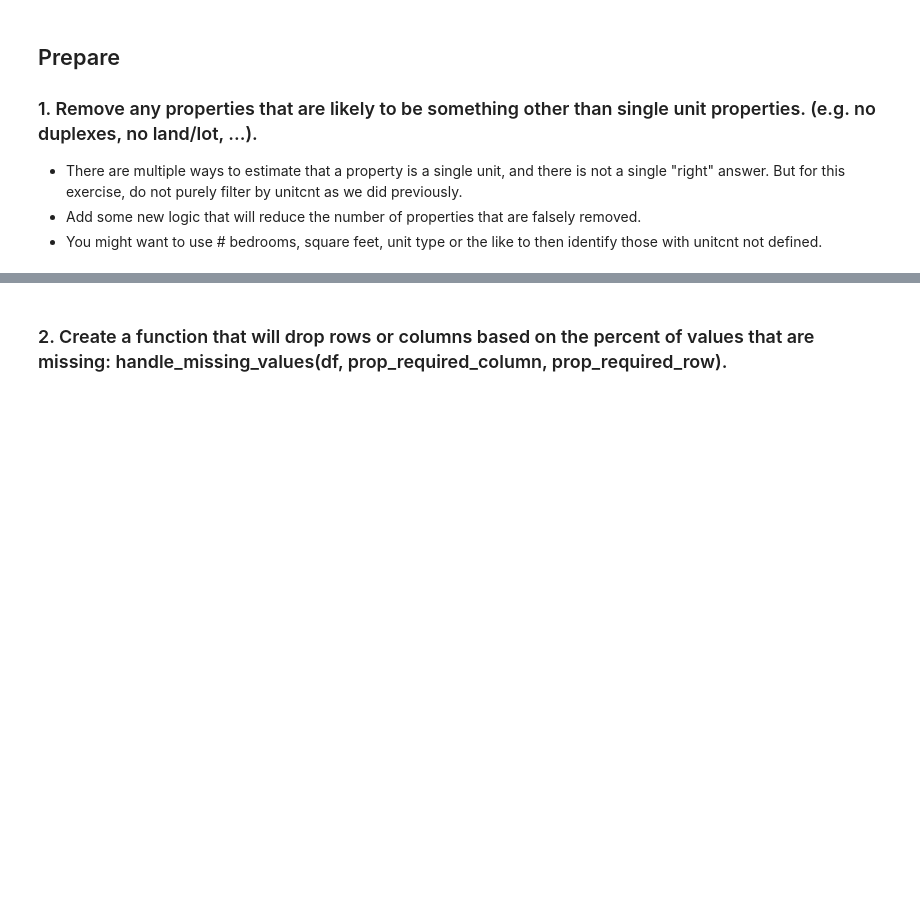
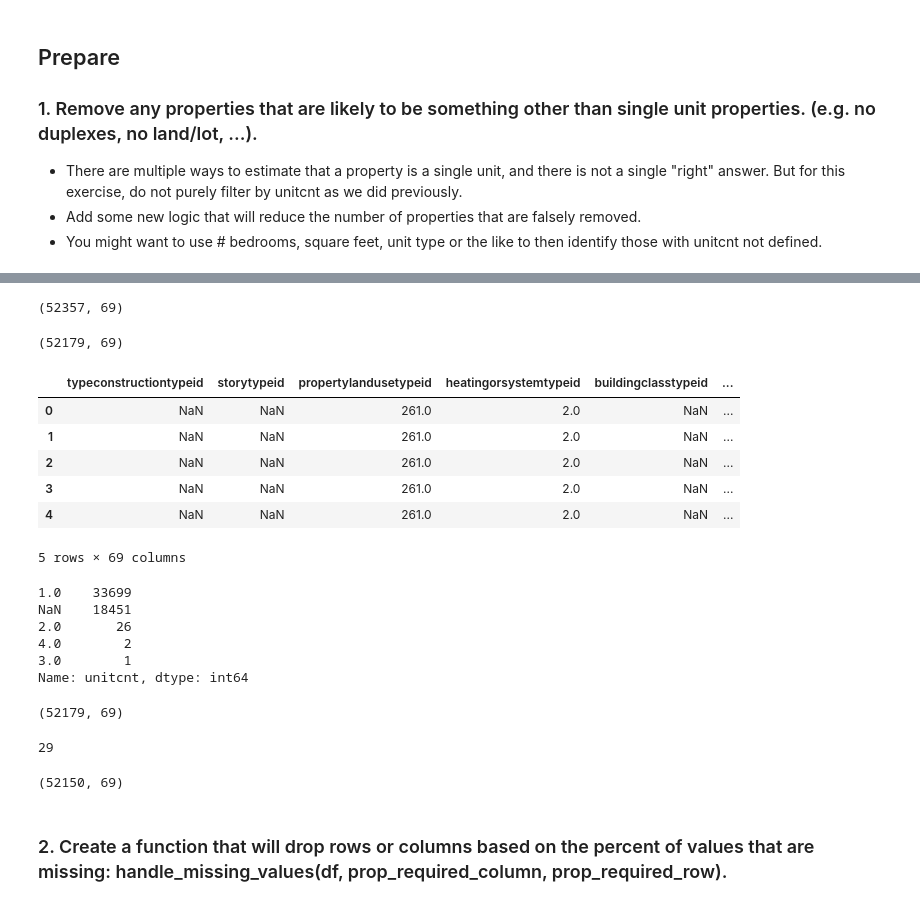
Before and after one commit to Yongliang-Shi/clustering-exercises, a Jupyter notebook: zillow.ipynb, the cells around one changed output, grey strips where cells are left out. Cells and saved outputs as stored; diff of their text form; code cells hidden in the pictures; blank space fills up the shorter version.

Commit message:
update codes for acquire and prepare zillow dataset

```diff
--- a/zillow.ipynb
+++ b/zillow.ipynb
@@ -90,8 +90,10 @@ query = """
         left join storytype using(storytypeid)
         left join typeconstructiontype using(typeconstructiontypeid)
         where transactiondate between '2017-01-01' and '2017-12-31'
+        and latitude is not null
+        and longitude is not null
         order by parcelid, transactiondate
         """
 
-df = acquire.get_zillow_data(query, '1')
+df = acquire.get_zillow_data(query, '2')
 df.shape
@@ -125,5 +155,5 @@ df.duplicated(subset='parcelid').any()
 # %% [markdown]
 ### 2. Summarize your data (summary stats, info, dtypes, shape, distributions, value_counts, etc.)
 # %%
-zillow = prepare.drop_zillow_duplicates(df)
+zillow = prepare.keep_last_transaction(df)
 zillow.shape
@@ -237,3 +271,5 @@ single_unit = [260, 261, 262, 279]
 
 zillow = zillow[zillow.propertylandusetypeid.isin(single_unit)]
 zillow.shape
+# %% [output]
+(52357, 69)
@@ -242,3 +276,52 @@ zillow.propertylandusetypeid.value_counts()
+# %%
+# Keep homes with a postive number of bedrooms and bathrooms
+
+zillow = zillow[(zillow.bedroomcnt > 0) & (zillow.bathroomcnt > 0)]
+zillow.shape
+# %% [output]
+(52179, 69)
+# %%
+zillow.head()
+# %% [output]
+|  | typeconstructiontypeid | storytypeid | propertylandusetypeid | heatingorsystemtypeid | buildingclasstypeid | ... |
+| 0 | NaN | NaN | 261.0 | 2.0 | NaN | ... |
+| 1 | NaN | NaN | 261.0 | 2.0 | NaN | ... |
+| 2 | NaN | NaN | 261.0 | 2.0 | NaN | ... |
+| 3 | NaN | NaN | 261.0 | 2.0 | NaN | ... |
+| 4 | NaN | NaN | 261.0 | 2.0 | NaN | ... |
+5 rows × 69 columns
+# %%
+# Address the null values in the unitcnt
+
+zillow.unitcnt.value_counts(dropna=False)
+# %% [output]
+1.0    33699
+NaN    18451
+2.0       26
+4.0        2
+3.0        1
+Name: unitcnt, dtype: int64
+# %%
+# 18451 null unit counts. They're probably unit counts of 1.
+# It's more likely the paperwork for a single unit didn't have a value
+
+zillow.unitcnt = zillow.unitcnt.fillna(1.0)
+zillow.shape
+# %% [output]
+(52179, 69)
+# %%
+# How many unitcounts are not 1?
+
+(zillow.unitcnt != 1).sum()
+# %% [output]
+29
+# %%
+# Remove the duplex, triplex, etc...
+
+zillow = zillow[zillow.unitcnt == 1.0]
+zillow.shape
+# %% [output]
+(52150, 69)
 # %% [markdown]
 ### 2. Create a function that will drop rows or columns based on the percent of values that are missing: handle_missing_values(df, prop_required_column, prop_required_row).
 # %%
```
Also changed, not shown: parts of 41 cells of this notebook.
